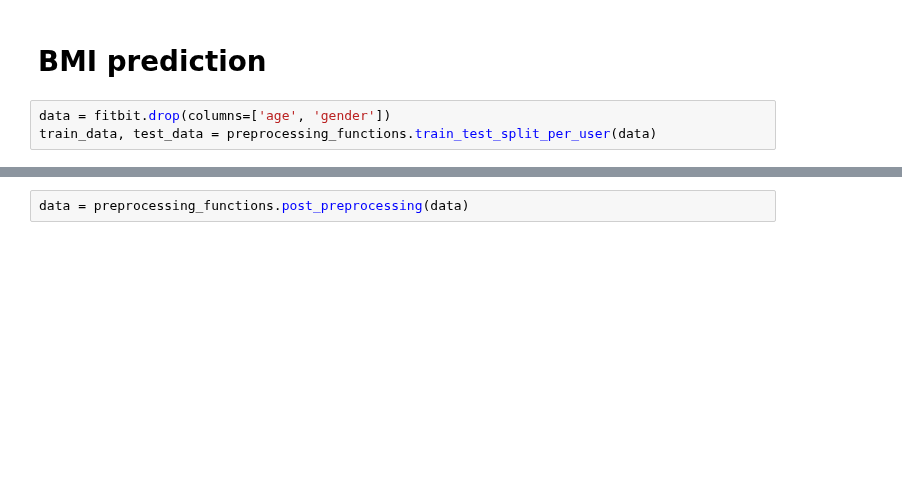
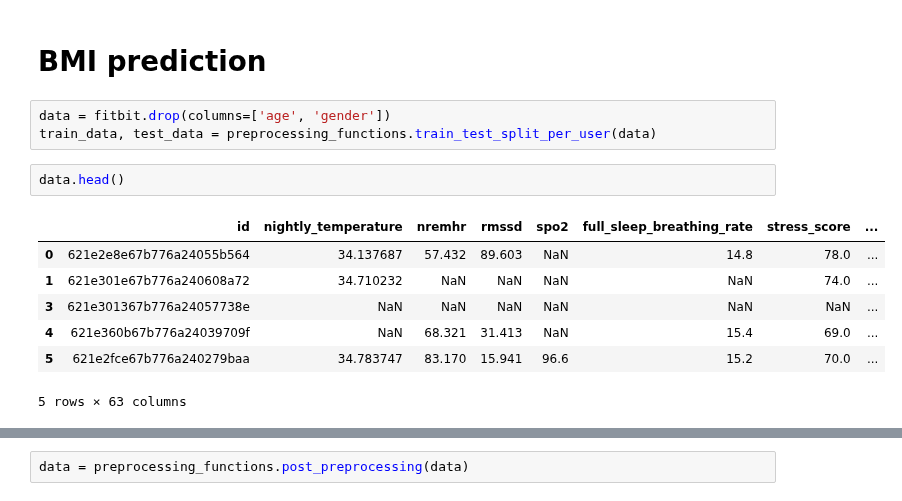
Before and after one commit to kcristinaa/RAIS-miniproject, a Jupyter notebook: predict_demographics.ipynb, the cells around one changed output, grey strips where cells are left out. Drawn from its saved outputs; the diff is of its cells as text; blank space fills up the shorter version.

```diff
--- a/predict_demographics.ipynb
+++ b/predict_demographics.ipynb
@@ -400,6 +401,16 @@ best = compare_models()
 # %%
 data = fitbit.drop(columns=['age', 'gender'])
 train_data, test_data = preprocessing_functions.train_test_split_per_user(data)
+# %%
+data.head()
+# %% [output]
+|  | id | nightly_temperature | nremhr | rmssd | spo2 | full_sleep_breathing_rate | stress_score | ... |
+| 0 | 621e2e8e67b776a24055b564 | 34.137687 | 57.432 | 89.603 | NaN | 14.8 | 78.0 | ... |
+| 1 | 621e301e67b776a240608a72 | 34.710232 | NaN | NaN | NaN | NaN | 74.0 | ... |
+| 3 | 621e301367b776a24057738e | NaN | NaN | NaN | NaN | NaN | NaN | ... |
+| 4 | 621e360b67b776a24039709f | NaN | 68.321 | 31.413 | NaN | 15.4 | 69.0 | ... |
+| 5 | 621e2fce67b776a240279baa | 34.783747 | 83.170 | 15.941 | 96.6 | 15.2 | 70.0 | ... |
+5 rows × 63 columns
 # %%
 fold_groups = train_data.id
 train_data = train_data.drop(columns=['id'])
```
Also changed, not shown: parts of 7 cells of this notebook.
